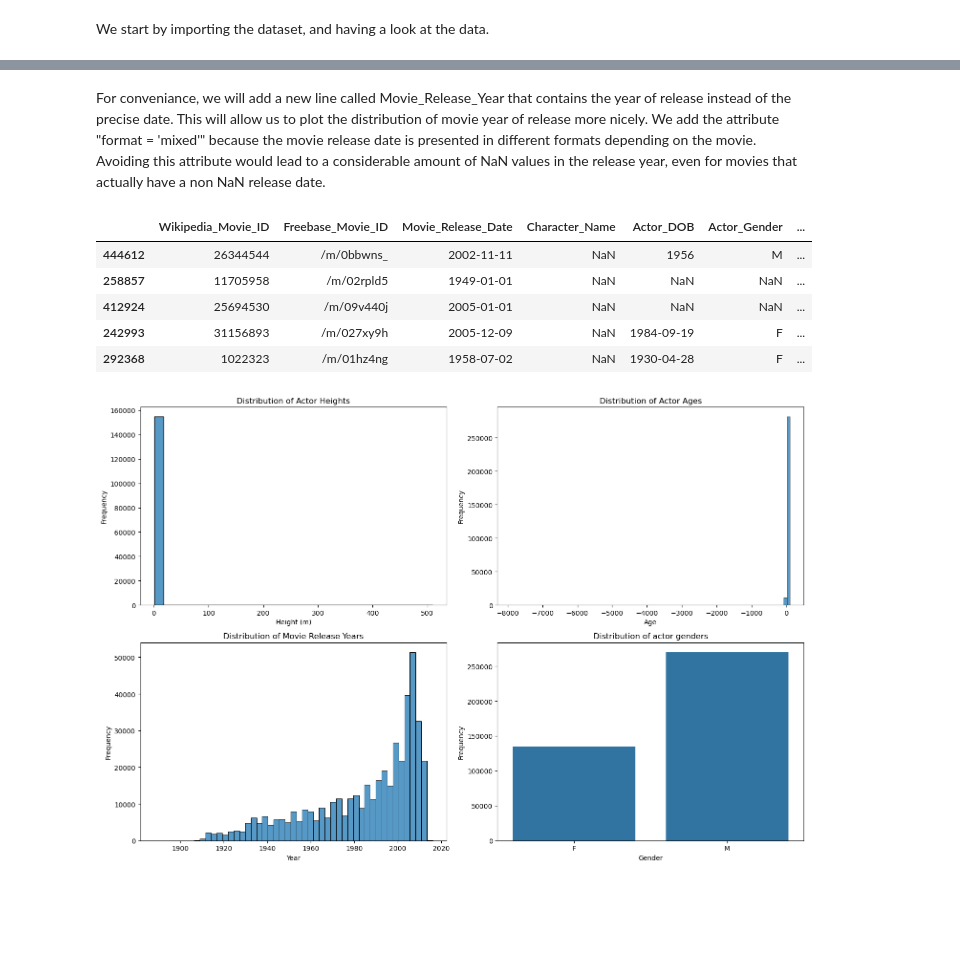
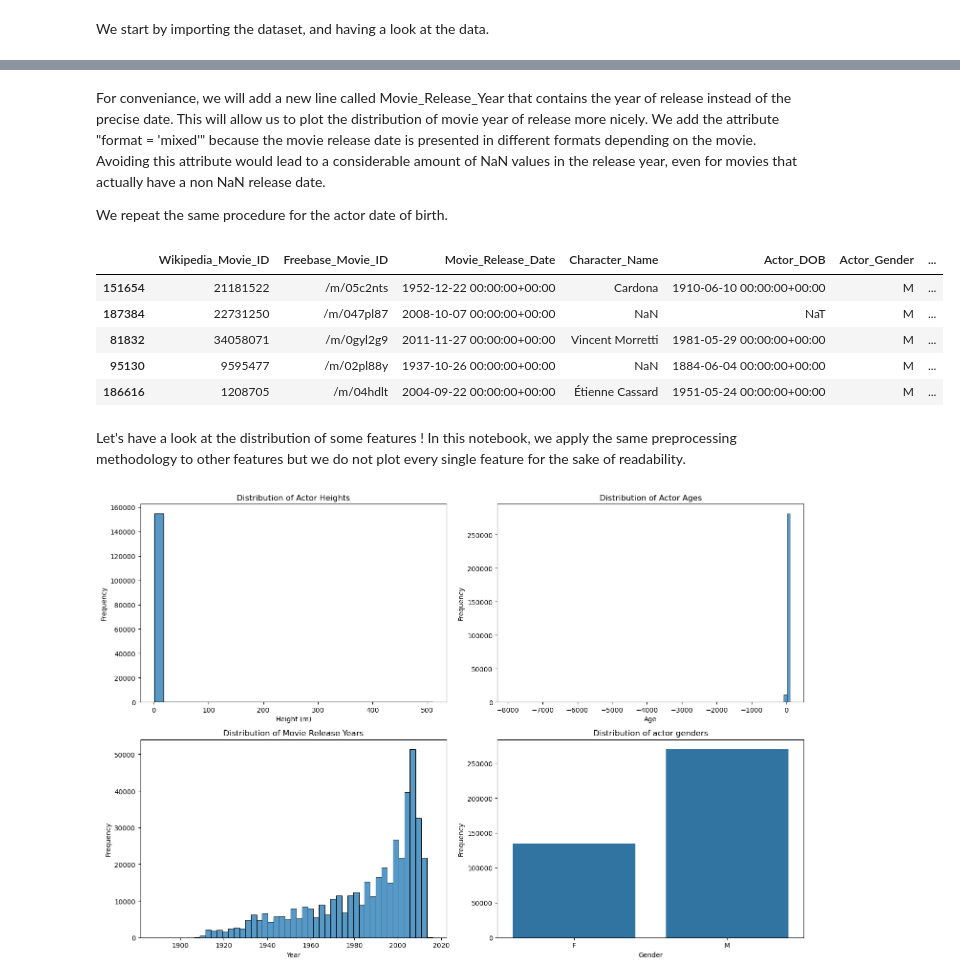
Before and after one commit to epfl-ada/ada-2024-project-adanonymous, a Jupyter notebook: src/utils/preprocessing_louis.ipynb, the cells around one changed output, grey strips where cells are left out. Drawn from its saved outputs; the diff is of its cells as text; code cells hidden in the pictures; blank space fills up the shorter version.

```diff
--- a/src/utils/preprocessing_louis.ipynb
+++ b/src/utils/preprocessing_louis.ipynb
@@ -26,17 +26,28 @@ character_metadata.sample(5)
 # %% [markdown]
 For conveniance, we will add a new line called Movie_Release_Year that contains the year of release instead of the precise date. This will allow us to plot the distribution of movie year of release more nicely. We add the attribute "format = 'mixed'" because the movie release date is presented in different formats depending on the movie. Avoiding this attribute would lead to a considerable amount of NaN values in the release year, even for movies that actually have a non NaN release date.
+
+We repeat the same procedure for the actor date of birth.
 # %%
-character_metadata['Movie_Release_Date'] = pd.to_datetime(character_metadata['Movie_Release_Date'], format = 'mixed', errors='coerce')
+character_metadata['Actor_DOB'] = pd.to_datetime(character_metadata['Actor_DOB'], format = 'mixed', errors='coerce')
+
+
+character_metadata['Movie_Release_Date'] = pd.to_datetime(character_metadata['Movie_Release_Date'], format = 'mixed', errors='coerce', utc=True)
 character_metadata['Movie_Release_Year'] = character_metadata['Movie_Release_Date'].dt.year
 
+
+character_metadata['Actor_DOB'] = pd.to_datetime(character_metadata['Actor_DOB'], format = 'mixed', errors='coerce', utc=True)
+character_metadata['Actor_YOB'] = character_metadata['Actor_DOB'].dt.year
+
 character_metadata.sample(5)
 # %% [output]
 |  | Wikipedia_Movie_ID | Freebase_Movie_ID | Movie_Release_Date | Character_Name | Actor_DOB | Actor_Gender | ... |
-| 444612 | 26344544 | /m/0bbwns_ | 2002-11-11 | NaN | 1956 | M | ... |
-| 258857 | 11705958 | /m/02rpld5 | 1949-01-01 | NaN | NaN | NaN | ... |
-| 412924 | 25694530 | /m/09v440j | 2005-01-01 | NaN | NaN | NaN | ... |
-| 242993 | 31156893 | /m/027xy9h | 2005-12-09 | NaN | 1984-09-19 | F | ... |
-| 292368 | 1022323 | /m/01hz4ng | 1958-07-02 | NaN | 1930-04-28 | F | ... |
+| 151654 | 21181522 | /m/05c2nts | 1952-12-22 00:00:00+00:00 | Cardona | 1910-06-10 00:00:00+00:00 | M | ... |
+| 187384 | 22731250 | /m/047pl87 | 2008-10-07 00:00:00+00:00 | NaN | NaT | M | ... |
+| 81832 | 34058071 | /m/0gyl2g9 | 2011-11-27 00:00:00+00:00 | Vincent Morretti | 1981-05-29 00:00:00+00:00 | M | ... |
+| 95130 | 9595477 | /m/02pl88y | 1937-10-26 00:00:00+00:00 | NaN | 1884-06-04 00:00:00+00:00 | M | ... |
+| 186616 | 1208705 | /m/04hdlt | 2004-09-22 00:00:00+00:00 | Étienne Cassard | 1951-05-24 00:00:00+00:00 | M | ... |
+# %% [markdown]
+Let's have a look at the distribution of some features ! In this notebook, we apply the same preprocessing methodology to other features but we do not plot every single feature for the sake of readability.
 # %%
 fig, axs = plt.subplots(2, 2, figsize=(15, 10))
 sns.histplot(character_metadata['Actor_Height'], bins=30, ax=axs[0, 0])
```
Also changed, not shown: parts of 21 cells of this notebook.
